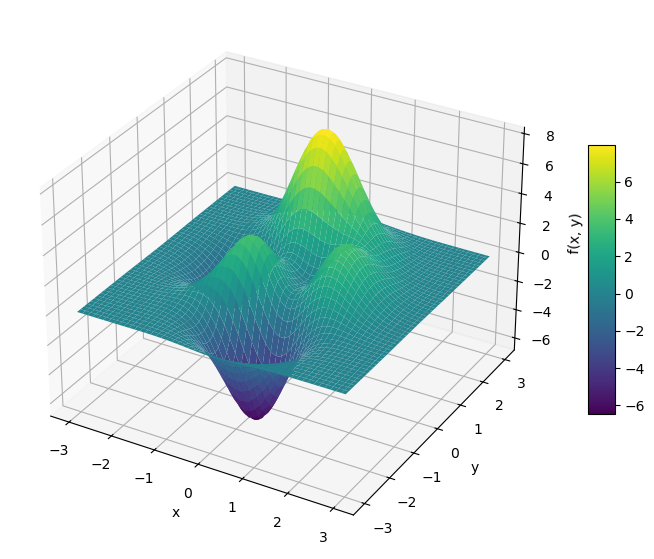
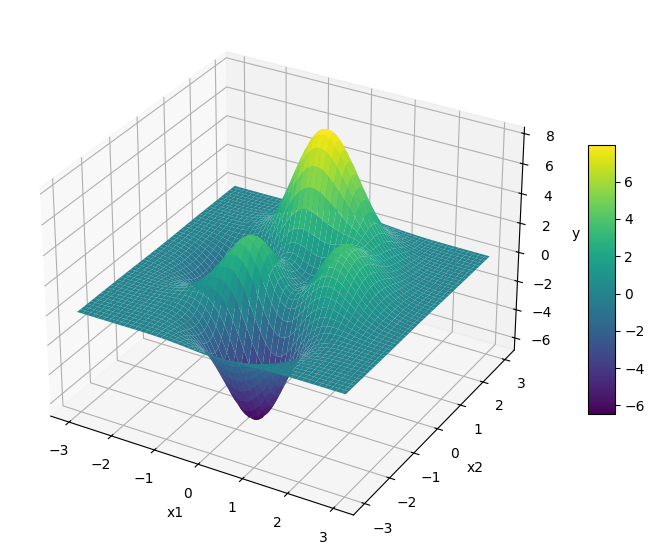
The notebook cell's code change between the first figure and the second:
--- before
+++ after
@@ -1,19 +1,14 @@
-def peaks(x, y):
-    return (3 * (1 - x)**2 * np.exp(-x**2 - (y + 1)**2)
-            - 10 * (x/5 - x**3 - y**5) * np.exp(-x**2 - y**2)
-            - 1/3 * np.exp(-(x + 1)**2 - y**2))
-
-xs = np.linspace(-3, 3, 200)
-ys = np.linspace(-3, 3, 200)
-X, Y = np.meshgrid(xs, ys)
-Z = peaks(X, Y)
+x1 = np.linspace(-3, 3, 200)
+x2 = np.linspace(-3, 3, 200)
+X1, X2 = np.meshgrid(x1, x2)
+Y = peaks(X1, X2)
 
 fig = plt.figure(figsize=(10, 7))
 ax = fig.add_subplot(111, projection='3d')
-surf = ax.plot_surface(X, Y, Z, cmap='viridis', linewidth=0, antialiased=True)
+surf = ax.plot_surface(X1, X2, Y, cmap='viridis', linewidth=0, antialiased=True)
 
-ax.set_xlabel('x')
-ax.set_ylabel('y')
-ax.set_zlabel('f(x, y)')
+ax.set_xlabel('x1')
+ax.set_ylabel('x2')
+ax.set_zlabel('y')
 fig.colorbar(surf, shrink=0.5, aspect=10)
 

Commit: working on radial basis function approximation of peaks function